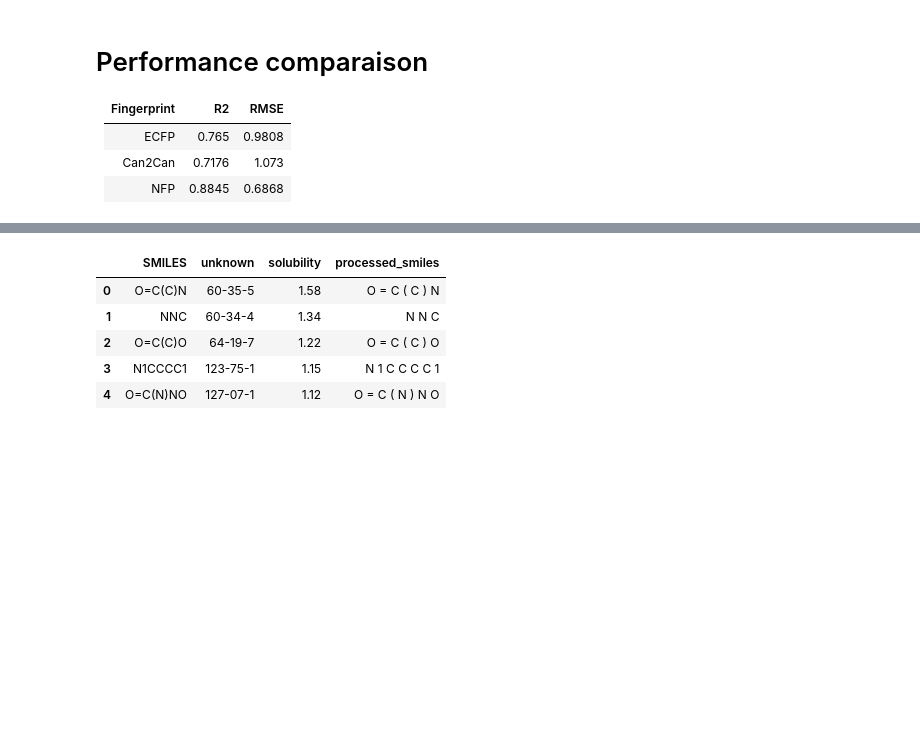
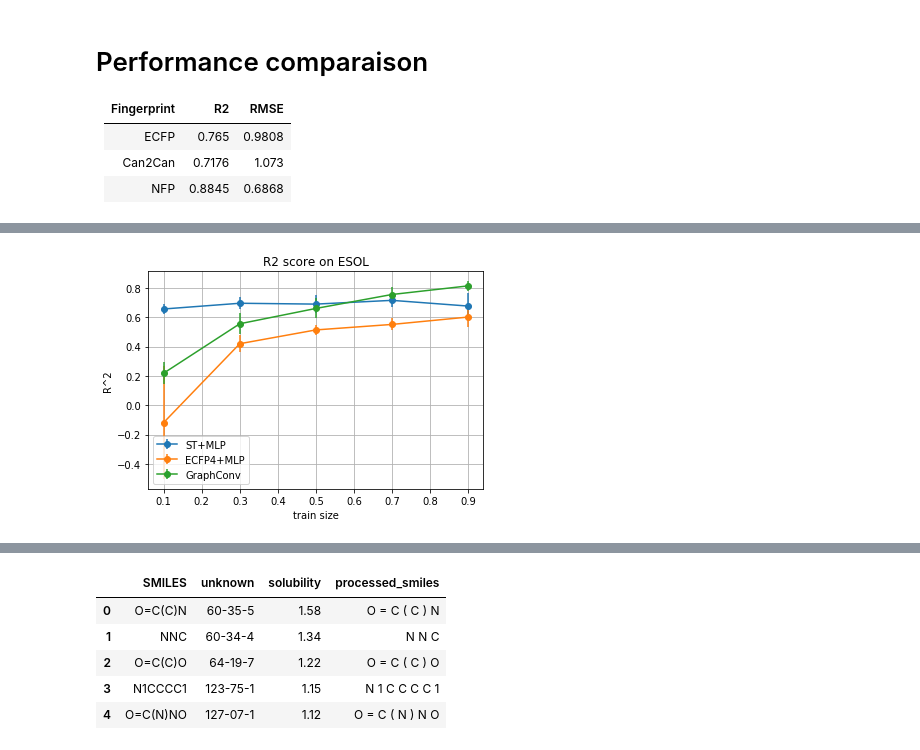
Before and after one commit to DSPsleeporg/smiles-transformer, a Jupyter notebook: smiles_transformer/baseline.ipynb, the cells around one changed output, grey strips where cells are left out. Saved outputs shown, nothing was run; the diff lists cells and outputs as text; code cells hidden in the pictures; blank space fills up the shorter version.

```diff
--- a/smiles_transformer/baseline.ipynb
+++ b/smiles_transformer/baseline.ipynb
@@ -22,0 +49,29 @@ ImportError: No module named 'optuna'
+# %%
+r = np.arange(0.1, 1, 0.2)
+# %%
+def dict_to_arr(scores_dict):
+    r2, rmse = np.empty((2,len(scores_ecfp4))), np.empty((2,len(scores_ecfp4)))
+    for i,s in enumerate(scores_dict):
+        r2[0,i] = s['r2 mean']
+        r2[1,i] = s['r2 std']
+        rmse[0,i] = s['rmse mean']
+        rmse[1,i] = s['rmse std']
+    return r2, rmse
+# %%
+plt.figure(figsize=(6,4))
+r2_1, rmse_1 = dict_to_arr(scores_ecfp4)
+r2_2, rmse_2 = dict_to_arr(scores_st)
+r2_3, rmse_3 = dict_to_arr(scores_gae)
+r2_4, rmse_4 = dict_to_arr(scores_gc)
+plt.errorbar(r, r2_2[0], yerr=r2_2[1], fmt='o-', label='ST+MLP')
+plt.errorbar(r, r2_1[0], yerr=r2_1[1], fmt='o-', label='ECFP4+MLP')
+#plt.errorbar(r, r2_3[0], yerr=r2_3[1], fmt='o-', label='GAE+MLP')
+plt.errorbar(r, r2_4[0], yerr=r2_4[1], fmt='o-', label='GraphConv')
+plt.xlabel('train size')
+plt.ylabel('R^2')
+plt.title('R2 score on ESOL')
+plt.legend()
+plt.grid()
+plt.show()
+# %% [output]
+[figure, added]
```
Also changed, not shown: parts of 8 cells of this notebook, 18 other files.
